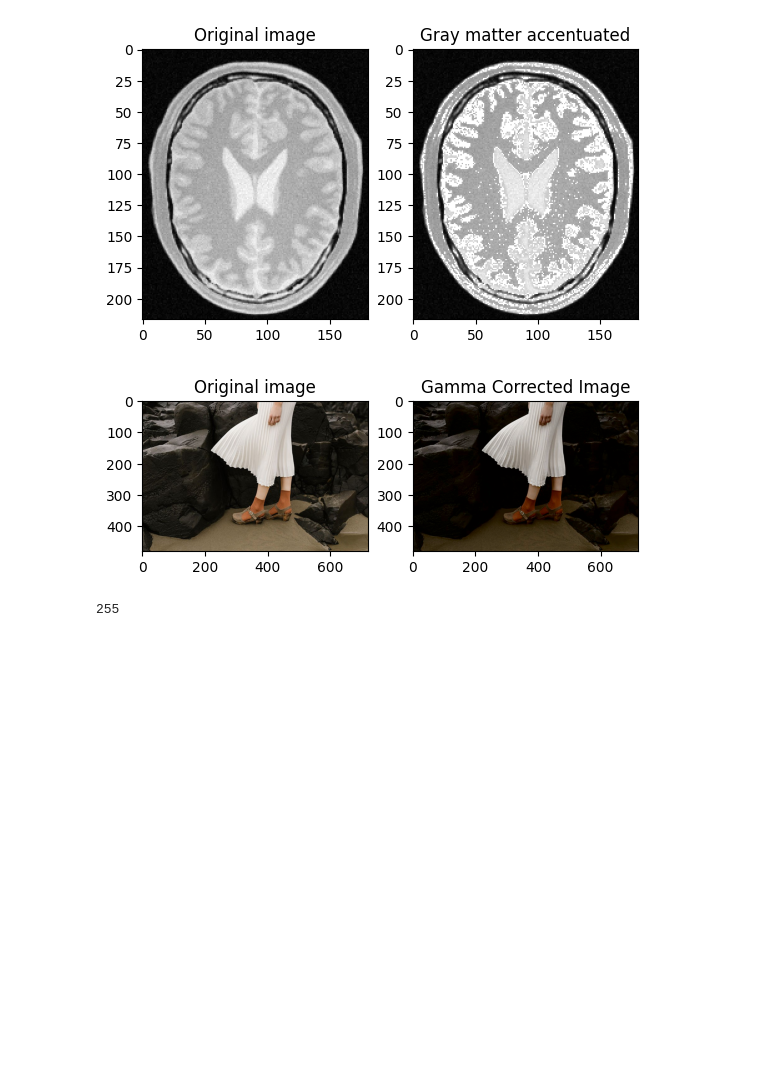
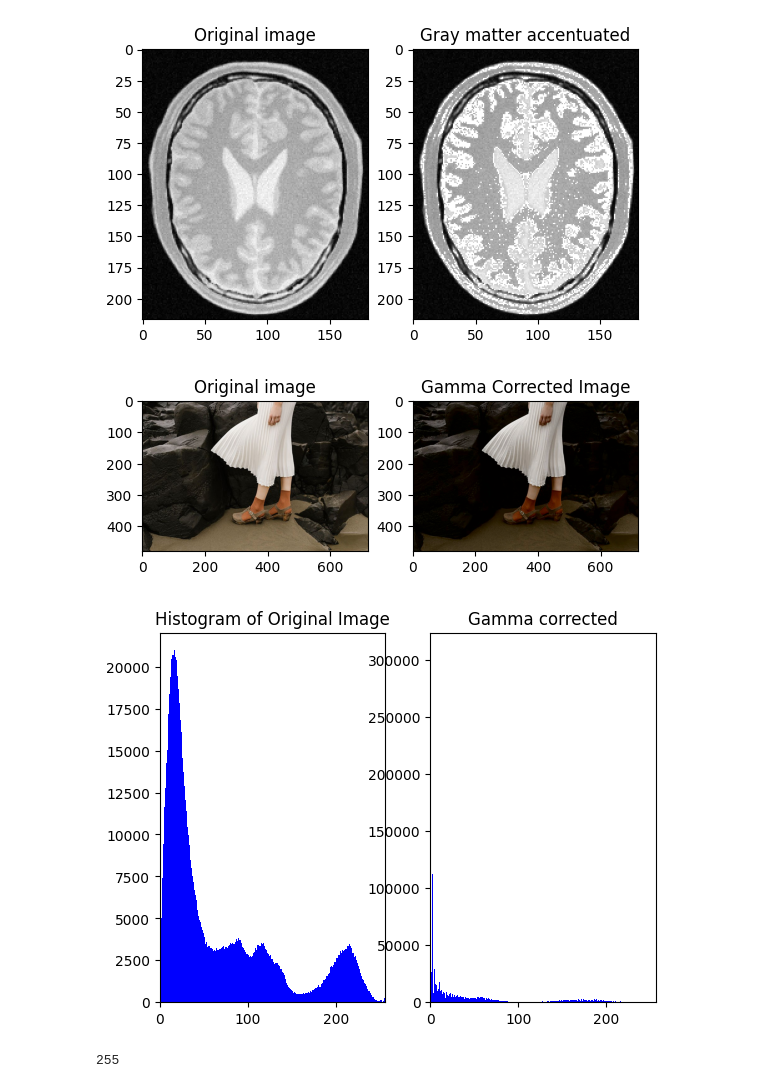
Before and after one commit to oshanyalegama/EN3160-Assignment-01, a Jupyter notebook: assignment 1.ipynb, the cells around one changed output. Drawn from its saved outputs; the diff is of its cells as text; code cells hidden in the pictures; blank space fills up the shorter version.

```diff
--- a/assignment 1.ipynb
+++ b/assignment 1.ipynb
@@ -125,29 +125,43 @@ plt.show()
 # %%
 img_orig = cv.imread('highlights_and_shadows.jpg')
 img_orig = cv.cvtColor(img_orig, cv.COLOR_BGR2RGB)
 img_lab = cv.cvtColor(img_orig, cv.COLOR_RGB2LAB)
 l, a, b = cv.split(img_lab)
 gamma = 2
 table = np.array([(i/255.0)**(gamma)*255.0 for i in np.arange(0,256)]).astype('uint8')
 img_gamma = cv.LUT(l,table)
 img_gamma = cv.merge((img_gamma,a,b))
 img_gamma = cv.cvtColor(img_gamma, cv.COLOR_LAB2RGB)
 
 fig, (ax1, ax2) = plt.subplots(1,2)
 ax1.imshow(img_orig)
 ax1.set_title('Original image')
 ax2.imshow(img_gamma)
 ax2.set_title('Gamma Corrected Image')
 plt.show()
 
+fig, (ax1, ax2) = plt.subplots(1,2)
+
+
+ax1.hist(img_orig.flatten(), 256, [0,256] , color = 'b')
+ax1.set_xlim([0,256])
+ax1.set_title('Histogram of Original Image')
+
+ax2.hist(img_gamma.flatten(), 256, [0,256] , color = 'b')
+ax2.set_xlim([0,256])
+ax2.set_title('Gamma corrected')
+
+
+plt.show()
 # cv.namedWindow('Image',cv.WINDOW_AUTOSIZE)
 # cv.imshow('Image', img_orig)
 # cv.waitKey(0)
 # cv.imshow('Image', img_gamma)
 # cv.waitKey(0)
 # cv.destroyAllWindows()
 # %% [output]
 [figure]
+[figure, added]
 # %%
 def incr_vibr(x,a,sigma):
     f = x + (a*128 * np.e**(-(x-128)**2/(2*sigma**2)))
```
Also changed, not shown: parts of 11 cells of this notebook.
